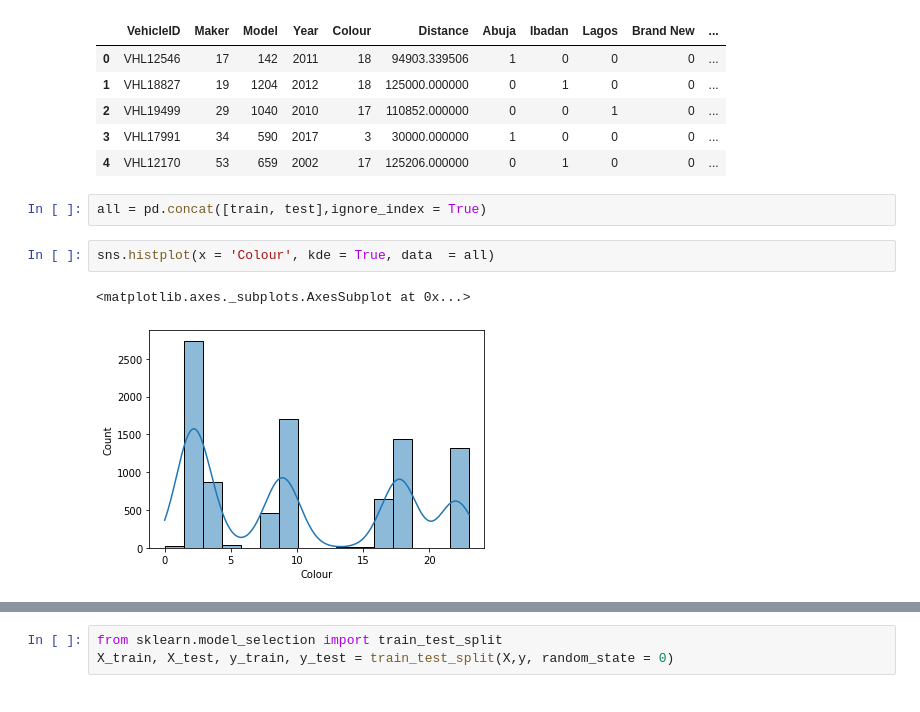
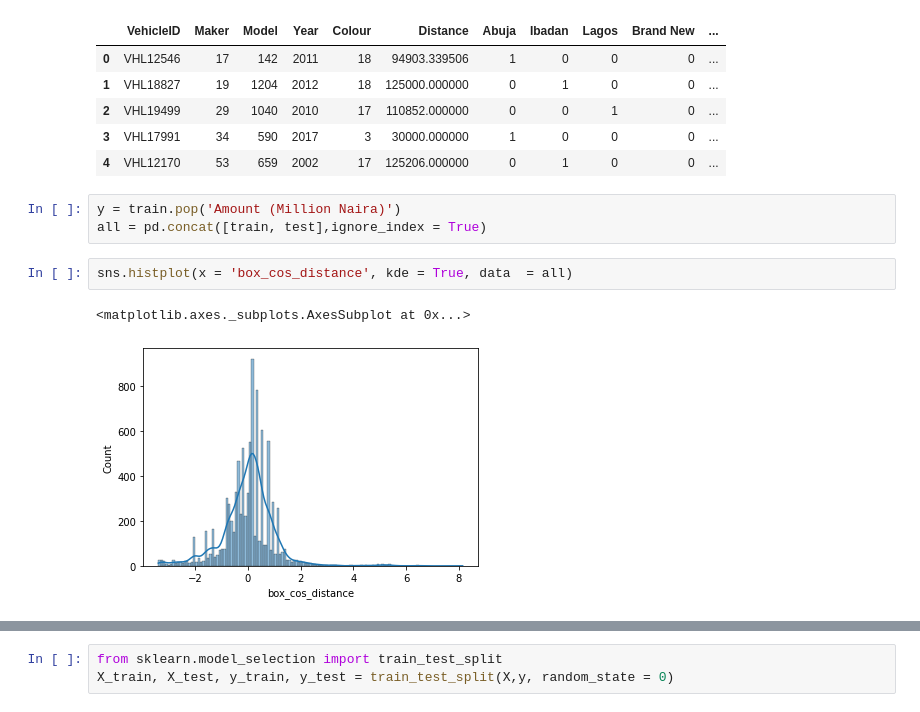
Before and after one commit to eskayML/Free-ai-classes-2022, a Jupyter notebook: Using_Boosting.ipynb, the cells around one changed output, grey strips where cells are left out. Drawn from its saved outputs; the diff is of its cells as text.

```diff
--- a/Using_Boosting.ipynb
+++ b/Using_Boosting.ipynb
@@ -26,9 +26,10 @@ train.head()
 | 3 | VHL17991 | 34 | 590 | 2017 | 3 | 30000.000000 | 1 | 0 | 0 | 0 | ... |
 | 4 | VHL12170 | 53 | 659 | 2002 | 17 | 125206.000000 | 0 | 1 | 0 | 0 | ... |
 # %%
+y = train.pop('Amount (Million Naira)')
 all = pd.concat([train, test],ignore_index = True)
 # %%
-sns.histplot(x = 'Colour', kde = True, data  = all)
+sns.histplot(x = 'box_cos_distance', kde = True, data  = all)
 # %% [output]
 <matplotlib.axes._subplots.AxesSubplot at 0x...>
-[figure, old version]
+[figure, new version]
```
Also changed, not shown: parts of 20 cells of this notebook.
